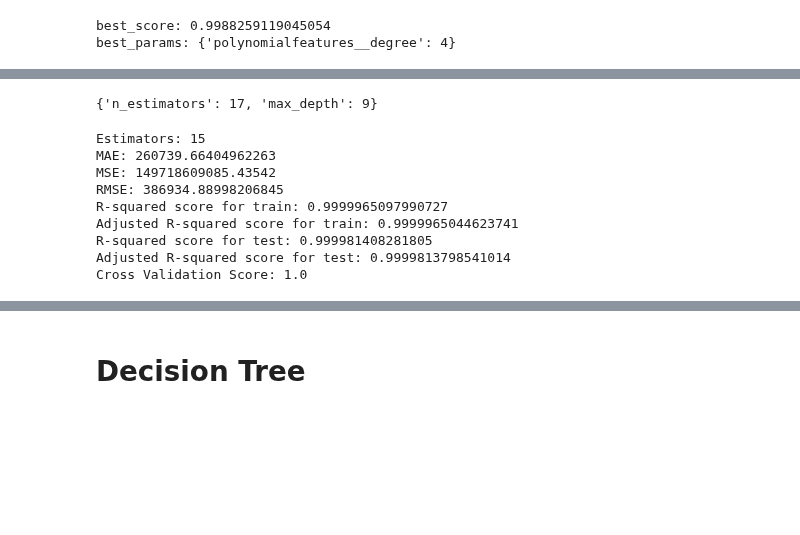
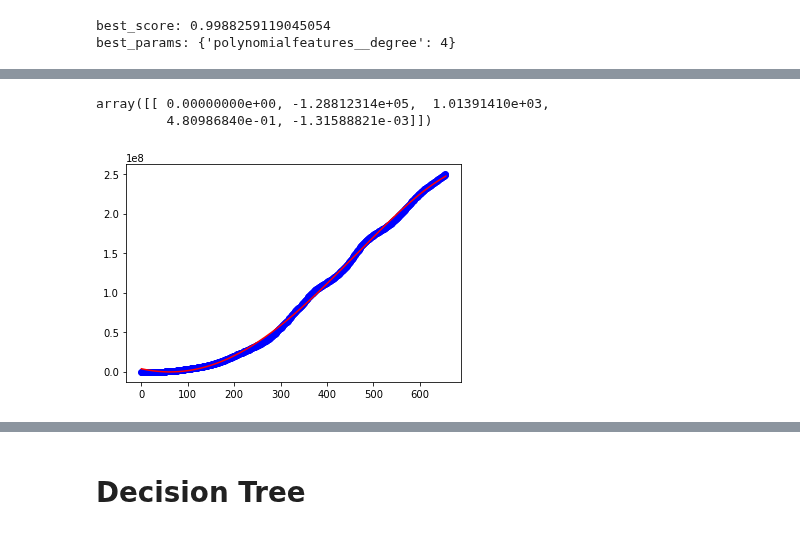
Before and after one commit to dvh549/Data_Mining, a Jupyter notebook: Covid-19 Compiled Global.ipynb, the cells around one changed output, grey strips where cells are left out. Cells and saved outputs as stored; diff of their text form; code cells hidden in the pictures; blank space fills up the shorter version.

```diff
--- a/Covid-19 Compiled Global.ipynb
+++ b/Covid-19 Compiled Global.ipynb
@@ -739,55 +826,20 @@ Cross Validation Score: 0.9948
-# %%
-X_train, X_test, y_train, y_test = train_test_split(days_since_1_22, world_cases.ravel(), test_size = 0.2, random_state = 42)
-
-rf_find_best = RandomForestRegressor(
-            n_estimators = 1,
-            bootstrap = True,
-            n_jobs = -1,
-            max_depth=3
-        )
-
-distributions = {
-    "n_estimators":[x for x in range(1,31,2)],
-    "max_depth":[x for x in range(1,10)]
-}
-
-clf = RandomizedSearchCV(rf_find_best,distributions,random_state=42)
-search = clf.fit(X_train, y_train)
-search.best_params_
-# %% [output]
-{'n_estimators': 17, 'max_depth': 9}
-# %%
-rf_best = RandomForestRegressor(
-            n_estimators = 17,
-            bootstrap = True,
-            n_jobs = -1,
-            max_depth=9
-        )
-rf_best.fit(X_train,y_train)
-
-y_pred = rf_best.predict(X_test)
-mse = mean_squared_error(y_test, y_pred)
-rmse = np.sqrt(mse)
-mae = mean_absolute_error(y_test,y_pred)
-train_adjusted_r2 = 1 - (1-rf_best.score(X_train, y_train)) * (len(world_cases)-1)/(len(world_cases)-days_since_1_22.shape[1]-1)
-test_adjusted_r2 = 1 - (1-rf_best.score(X_test, y_test)) * (len(world_cases)-1)/(len(world_cases)-days_since_1_22.shape[1]-1)
-rsq = r2_score(y_test,y_pred)
-print(f'Estimators: 15')
-print('MAE:', mae)
-print('MSE:', mse)
-print('RMSE:', rmse)
-print('R-squared score for train:', rf_best.score(X_train, y_train))
-print('Adjusted R-squared score for train:', train_adjusted_r2)
-print('R-squared score for test:', rf_best.score(X_test, y_test))
-print('Adjusted R-squared score for test:', test_adjusted_r2)
-print('Cross Validation Score:', round(np.mean(cross_val_score(rf_best, days_since_1_22, world_cases.ravel(), cv=KFold(n_splits=5, shuffle=True, random_state=42))), 4))
-# %% [output]
-Estimators: 15
-MAE: 260739.66404962263
-MSE: 149718609085.43542
-RMSE: 386934.88998206845
-R-squared score for train: 0.9999965097990727
-Adjusted R-squared score for train: 0.9999965044623741
-R-squared score for test: 0.999981408281805
-Adjusted R-squared score for test: 0.9999813798541014
-Cross Validation Score: 1.0
+# %%
+poly = PolynomialFeatures(degree = 4)
+x_train_poly, x_test_poly = poly.fit_transform(X_train_confirmed), poly.fit_transform(X_test_confirmed)
+
+polyReg = LinearRegression()
+poly_model = polyReg.fit(x_train_poly,y_train_confirmed)
+coef = poly_model.coef_
+intercept = poly_model.intercept_
+coef
+# %% [output]
+array([[ 0.00000000e+00, -1.28812314e+05,  1.01391410e+03,
+         4.80986840e-01, -1.31588821e-03]])
+# %%
+x_axis = np.arange(0, len(days_since_1_22), 0.1)
+response = intercept + coef[0][1] * x_axis + coef[0][2] * x_axis**2+ coef[0][3] * x_axis**3++ coef[0][4] * x_axis**4
+plt.scatter(days_since_1_22, world_cases, color='b')
+plt.plot(x_axis, response, color='r')
+plt.show()
+# %% [output]
+[figure, added]
```
Also changed, not shown: parts of 23 cells of this notebook.
